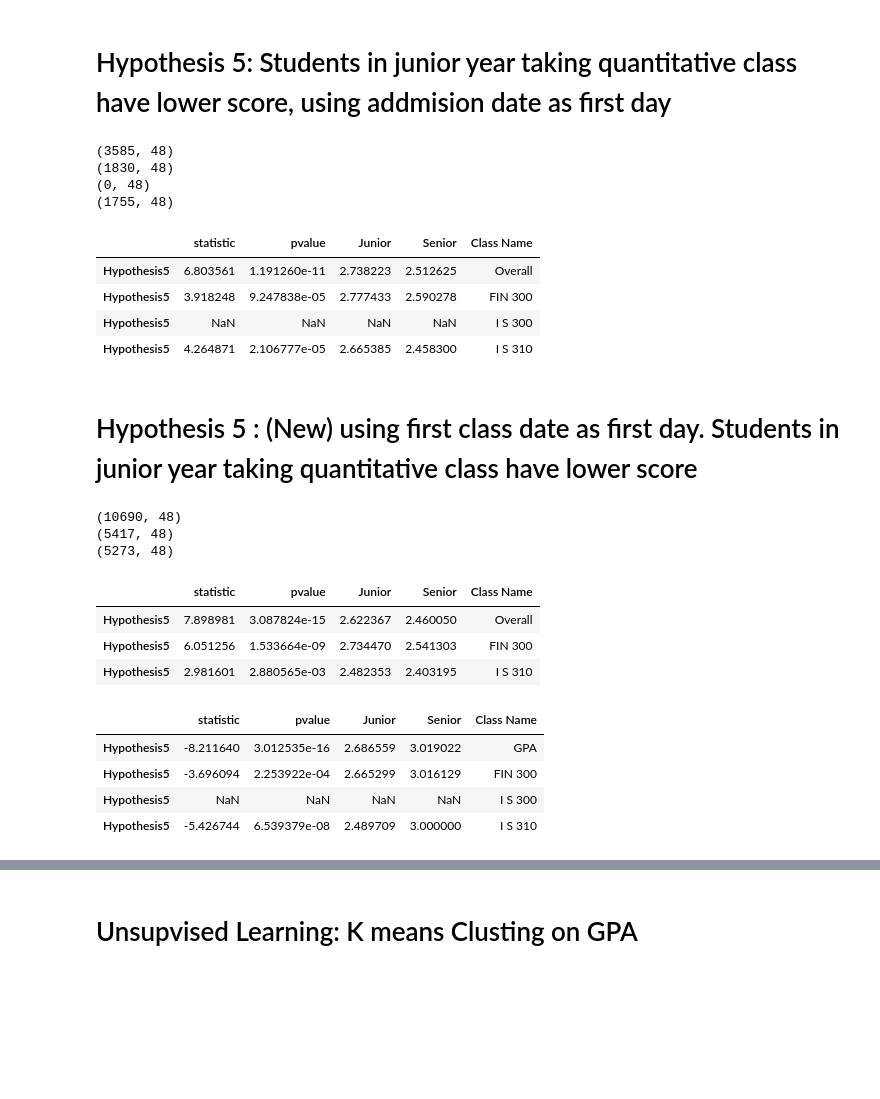
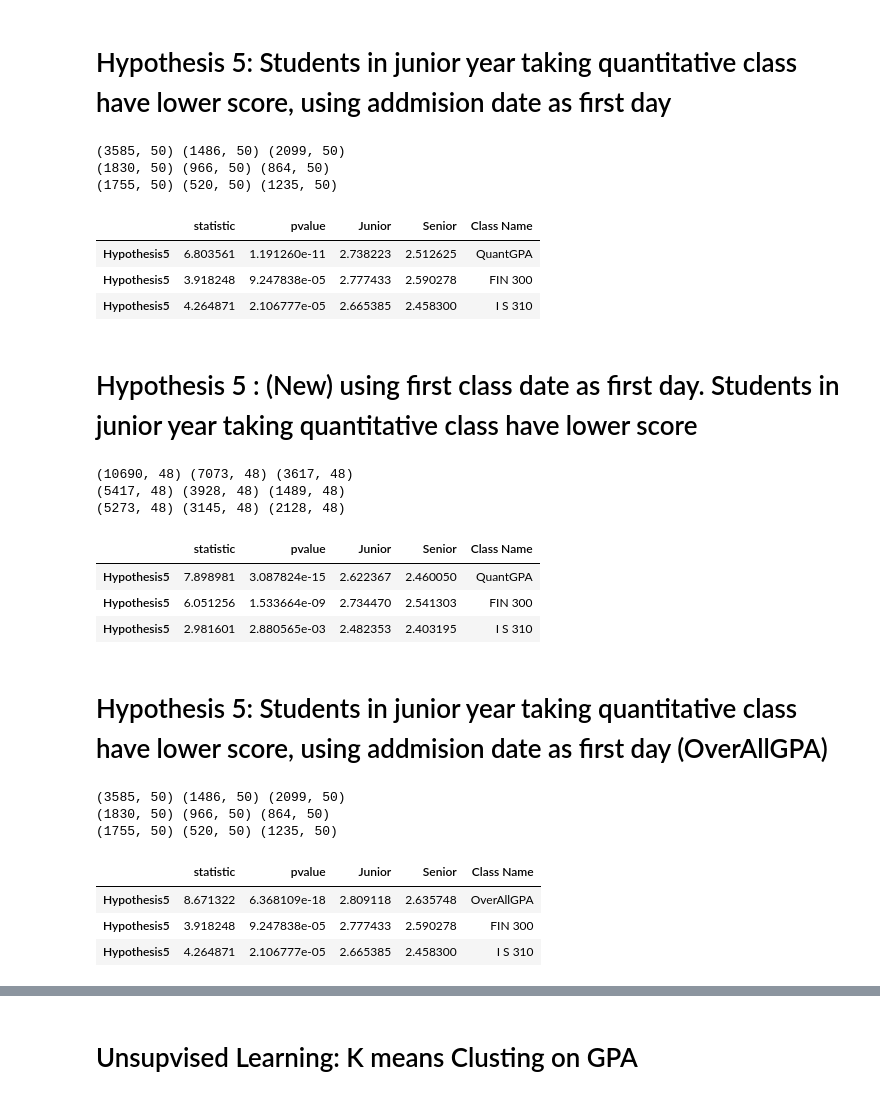
Before and after one commit to coolcottontail/research, a Jupyter notebook: research_new.ipynb, the cells around one changed output, grey strips where cells are left out. Saved outputs shown, nothing was run; the diff lists cells and outputs as text; code cells hidden in the pictures; blank space fills up the shorter version.

```diff
--- a/research_new.ipynb
+++ b/research_new.ipynb
@@ -654,7 +655,7 @@ df_5 = df_ttest.merge(df_admission, on = ['EMPLID'], how ='left')
 #print(df_ttest.shape)
 #df_5["course_date"] = df_5["CTERM_TERM_LDESC"].apply(lambda x: datetime.strptime(x.replace("Fall","09 01").replace("Spring","01 01"), "%m %d %Y"))
 df_5["start_time"]  = df_5.course_date - df_5.admission_date
-df_5["junior_year"] = df_5["start_time"].apply(lambda x: 1 if x <  timedelta(days=365*3) else 0)
+df_5["junior_year"] = df_5["start_time"].apply(lambda x: 1 if x <  timedelta(days=365*3  ) else 0)
 
 df_5 = df_5.loc[df_5["admission_date"].notnull()]
 df_5 = df_5.loc[df_5["quantitative"] == 1]
@@ -664,15 +665,15 @@ df_5 = df_5.loc[df_5["quantitative"] == 1]
 #print(df_5[["CTERM_TERM_LDESC", "course_date", "admission_date", "start_time", "junior_year", "quantitative"]])
 
 def run_ttest_on_h5(df):
-    print(df.shape)
     group1 = df[ df["junior_year"] == 1 ]
     group2 = df[ df["junior_year"] == 0 ]
+    print(df.shape,  group1.shape, group2.shape)
     return scipy.stats.ttest_ind(group1['score'], group2['score']), (group1["score"].mean(), group2["score"].mean())
 
 def run_hypothesis5(lesson):
     t_test_results = {}
     scores = {}
-    if lesson == "Overall":
+    if lesson == "QuantGPA":
         t_test_results["Hypothesis5"], scores["Hypothesis5"] = run_ttest_on_h5(df_5)
     else:
         t_test_results["Hypothesis5"], scores["Hypothesis5"] = run_ttest_on_h5(df_5.loc[df_5["lesson"] == lesson])
@@ -684,22 +685,20 @@ def run_hypothesis5(lesson):
     results_df['Class Name'] = lesson
     return results_df
 
-df_hp5_gpa = run_hypothesis5("Overall")
+df_hp5_gpa = run_hypothesis5("QuantGPA")
 df_hp5_fin300 = run_hypothesis5("FIN 300")
-df_hp5_is300 = run_hypothesis5("I S 300")
+#df_hp5_is300 = run_hypothesis5("I S 300")
 df_hp5_is310 = run_hypothesis5("I S 310")
 
-df_dataset = pd.concat([df_hp5_gpa, df_hp5_fin300, df_hp5_is300, df_hp5_is310])
+df_dataset = pd.concat([df_hp5_gpa, df_hp5_fin300, df_hp5_is310])
 df_dataset
 # %% [output]
-(3585, 48)
-(1830, 48)
-(0, 48)
-(1755, 48)
+(3585, 50) (1486, 50) (2099, 50)
+(1830, 50) (966, 50) (864, 50)
+(1755, 50) (520, 50) (1235, 50)
 |  | statistic | pvalue | Junior | Senior | Class Name |
-| Hypothesis5 | 6.803561 | 1.191260e-11 | 2.738223 | 2.512625 | Overall |
+| Hypothesis5 | 6.803561 | 1.191260e-11 | 2.738223 | 2.512625 | QuantGPA |
 | Hypothesis5 | 3.918248 | 9.247838e-05 | 2.777433 | 2.590278 | FIN 300 |
-| Hypothesis5 | NaN | NaN | NaN | NaN | I S 300 |
 | Hypothesis5 | 4.264871 | 2.106777e-05 | 2.665385 | 2.458300 | I S 310 |
 # %% [markdown]
 # Hypothesis 5 : (New) using first class date as first day.  Students in junior year taking quantitative class have lower score
@@ -710,7 +709,7 @@ df_hyp5 = df_ttest
 
 df_hyp5["course_start_time"]  = df_hyp5.course_date - df_hyp5.start_date
 df_hyp5['study_length'] = df_hyp5.end_date - df_hyp5.start_date
-df_hyp5["junior_year"] = df_hyp5["course_start_time"].apply(lambda x: 1 if x <= timedelta(days=365*2) else 0)
+df_hyp5["junior_year"] = df_hyp5["course_start_time"].apply(lambda x: 1 if x <=  timedelta(days=365*2) else 0)
 
 df_hyp51 = df_hyp5.loc[(df_hyp5['study_length'] >= timedelta(days=365*2)) & (df_hyp5['course_counts'] >=2)]
 df_hyp51 = df_hyp51.loc[df_hyp51["quantitative"] == 1]
@@ -719,16 +718,16 @@ df_hyp51 = df_hyp51.loc[df_hyp51["quantitative"] == 1]
 #print(df_hyp51.shape)
 
 def run_ttest_on_h5(df):
-    print(df.shape)
+
     group1 = df[ df["junior_year"] == 1 ]
     group2 = df[ df["junior_year"] == 0 ]
-
+    print(df.shape,  group1.shape, group2.shape)
     return scipy.stats.ttest_ind(group1['score'], group2['score']), (group1["score"].mean(), group2["score"].mean())
 
 def run_hypothesis5(lesson):
     t_test_results = {}
     scores = {}
-    if lesson == "Overall":
+    if lesson == "QuantGPA":
         t_test_results["Hypothesis5"], scores["Hypothesis5"] = run_ttest_on_h5(df_hyp51)
     else:
         t_test_results["Hypothesis5"], scores["Hypothesis5"] = run_ttest_on_h5(df_hyp51.loc[df_hyp51["lesson"] == lesson])
@@ -740,7 +739,7 @@ def run_hypothesis5(lesson):
     results_df['Class Name'] = lesson
     return results_df
 
-df_hp5_gpa = run_hypothesis5("Overall")
+df_hp5_gpa = run_hypothesis5("QuantGPA")
 df_hp5_fin300 = run_hypothesis5("FIN 300")
 #df_hp5_is300 = run_hypothesis5("I S 300")
 df_hp5_is310 = run_hypothesis5("I S 310")
@@ -748,70 +747,65 @@ df_hp5_is310 = run_hypothesis5("I S 310")
 df_dataset = pd.concat([df_hp5_gpa, df_hp5_fin300, df_hp5_is310])
 df_dataset
 # %% [output]
-(10690, 48)
-(5417, 48)
-(5273, 48)
+(10690, 48) (7073, 48) (3617, 48)
+(5417, 48) (3928, 48) (1489, 48)
+(5273, 48) (3145, 48) (2128, 48)
 |  | statistic | pvalue | Junior | Senior | Class Name |
-| Hypothesis5 | 7.898981 | 3.087824e-15 | 2.622367 | 2.460050 | Overall |
+| Hypothesis5 | 7.898981 | 3.087824e-15 | 2.622367 | 2.460050 | QuantGPA |
 | Hypothesis5 | 6.051256 | 1.533664e-09 | 2.734470 | 2.541303 | FIN 300 |
 | Hypothesis5 | 2.981601 | 2.880565e-03 | 2.482353 | 2.403195 | I S 310 |
+# %% [markdown]
+# Hypothesis 5: Students in junior year taking quantitative class have lower score, using addmision date as first day (OverAllGPA)
 # %%
 from datetime import timedelta
 
 #df_50["course_date"] = df_ttest["CTERM_TERM_LDESC"].apply(lambda x: datetime.strptime(x.replace("Fall","09 01").replace("Spring","01 01"), "%m %d %Y"))
 df_5["start_time"]  = df_5.course_date - df_5.admission_date
-df_5["junior_year"] = df_5["start_time"].apply(lambda x: 1 if x >  timedelta(days=365*2) else 0)
-
+df_5["junior_year"] = df_5["start_time"].apply(lambda x: 1 if x <  timedelta(days=365*3) else 0)
 df_5 = df_5.loc[df_5["admission_date"].notnull()]
 df_5 = df_5.loc[df_5["quantitative"] == 1]
 
 #print(df_5[["CTERM_TERM_LDESC", "course_date", "admission_date", "start_time", "junior_year", "quantitative"]])
 
 def run_ttest_on_h5(df, check_gpa = False):
+
     group1 = df[ df["junior_year"] == 1 ]
     group2 = df[ df["junior_year"] == 0 ]
-
+    print(df.shape,  group1.shape, group2.shape)
     if check_gpa:
         return scipy.stats.ttest_ind(group1['GPA'], group2['GPA']), (group1["GPA"].mean(), group2["GPA"].mean())
     else:
         return scipy.stats.ttest_ind(group1['score'], group2['score']), (group1["score"].mean(), group2["score"].mean())
 
-
-t_test_results = {}
-scores = {}
-t_test_results["Hypothesis5"], scores["Hypothesis5"] = run_ttest_on_h5(df_5)
-results_gpa = pd.DataFrame.from_dict(t_test_results, orient='Index')
-scores_df = pd.DataFrame.from_dict(scores, orient='Index')
-results_gpa['Junior'] = scores_df[0].to_numpy()
-results_gpa['Senior'] = scores_df[1].to_numpy()
-
 def run_hypothesis5(lesson):
     t_test_results = {}
     scores = {}
-    if lesson == "GPA":
+    if lesson == "OverAllGPA":
         t_test_results["Hypothesis5"], scores["Hypothesis5"] = run_ttest_on_h5(df_5, True)
     else:
         t_test_results["Hypothesis5"], scores["Hypothesis5"] = run_ttest_on_h5(df_5.loc[df_5["lesson"] == lesson])
 
     results_df = pd.DataFrame.from_dict(t_test_results, orient='Index')
     scores_df = pd.DataFrame.from_dict(scores, orient='Index')
     results_df['Junior'] = scores_df[0].to_numpy()
     results_df['Senior'] = scores_df[1].to_numpy()
     results_df['Class Name'] = lesson
     return results_df
 
-df_hp5_gpa = run_hypothesis5("GPA")
+df_hp5_gpa = run_hypothesis5("OverAllGPA")
 df_hp5_fin300 = run_hypothesis5("FIN 300")
-df_hp5_is300 = run_hypothesis5("I S 300")
+#df_hp5_is300 = run_hypothesis5("I S 300")
 df_hp5_is310 = run_hypothesis5("I S 310")
 
-df_dataset = pd.concat([df_hp5_gpa, df_hp5_fin300, df_hp5_is300, df_hp5_is310])
+df_dataset = pd.concat([df_hp5_gpa, df_hp5_fin300,   df_hp5_is310])
 df_dataset
 # %% [output]
+(3585, 50) (1486, 50) (2099, 50)
+(1830, 50) (966, 50) (864, 50)
+(1755, 50) (520, 50) (1235, 50)
 |  | statistic | pvalue | Junior | Senior | Class Name |
-| Hypothesis5 | -8.211640 | 3.012535e-16 | 2.686559 | 3.019022 | GPA |
-| Hypothesis5 | -3.696094 | 2.253922e-04 | 2.665299 | 3.016129 | FIN 300 |
-| Hypothesis5 | NaN | NaN | NaN | NaN | I S 300 |
-| Hypothesis5 | -5.426744 | 6.539379e-08 | 2.489709 | 3.000000 | I S 310 |
+| Hypothesis5 | 8.671322 | 6.368109e-18 | 2.809118 | 2.635748 | OverAllGPA |
+| Hypothesis5 | 3.918248 | 9.247838e-05 | 2.777433 | 2.590278 | FIN 300 |
+| Hypothesis5 | 4.264871 | 2.106777e-05 | 2.665385 | 2.458300 | I S 310 |
 # %%
 df_ttest.head()
```
Also changed, not shown: parts of 10 cells of this notebook, 1 other file.
